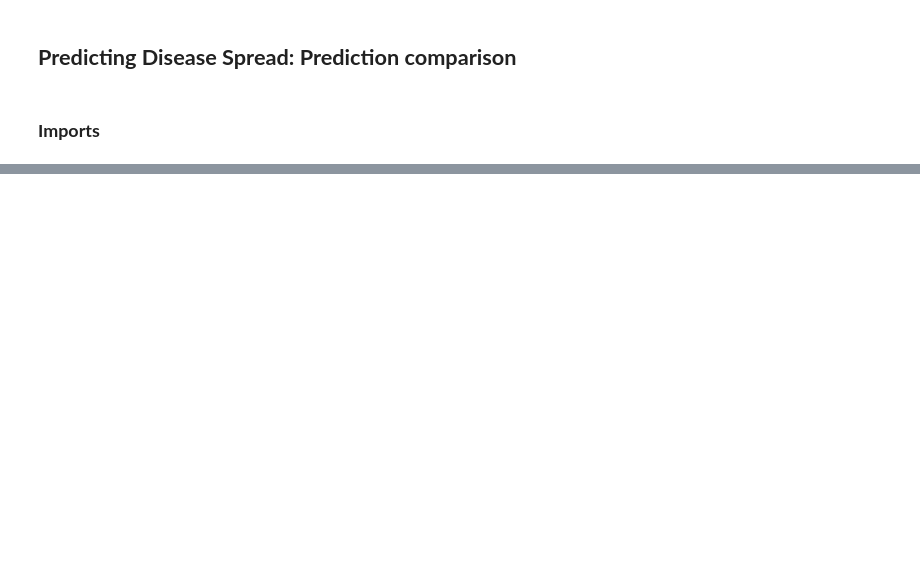
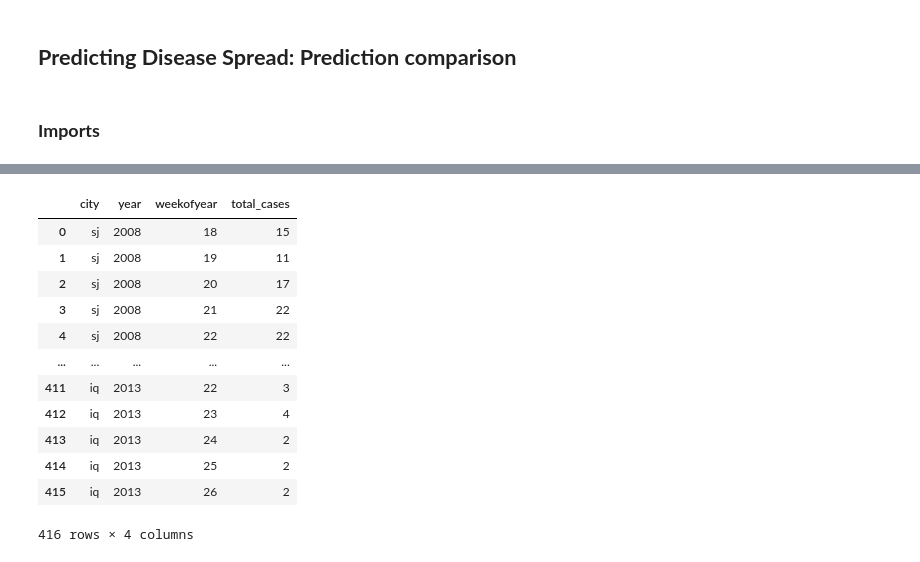
Before and after one commit to GasparSekula/PredictingDiseaseSpread, a Jupyter notebook: notebooks/MODEL_comparison.ipynb, the cells around one changed output, grey strips where cells are left out. Drawn from its saved outputs; the diff is of its cells as text; code cells hidden in the pictures; blank space fills up the shorter version.

```diff
--- a/notebooks/MODEL_comparison.ipynb
+++ b/notebooks/MODEL_comparison.ipynb
@@ -75,3 +117,3 @@ def weighted_average(predictions, weights):
 # %%
-df = weighted_average([prophet_mean, arima], [0.5, 0.5])
-df.to_csv('../data/predictions/ensemble/prophet_arima.csv', index=False)
+df_mean = weighted_average([prophet_mean, arima], [0.5, 0.5])
+# df.to_csv('../data/predictions/ensemble/prophet_arima.csv', index=False)
@@ -77,0 +127,16 @@ df.to_csv('../data/predictions/ensemble/prophet_arima.csv', index=False)
+# %%
+df_mean
+# %% [output]
+|  | city | year | weekofyear | total_cases |
+| 0 | sj | 2008 | 18 | 15 |
+| 1 | sj | 2008 | 19 | 11 |
+| 2 | sj | 2008 | 20 | 17 |
+| 3 | sj | 2008 | 21 | 22 |
+| 4 | sj | 2008 | 22 | 22 |
+| ... | ... | ... | ... | ... |
+| 411 | iq | 2013 | 22 | 3 |
+| 412 | iq | 2013 | 23 | 4 |
+| 413 | iq | 2013 | 24 | 2 |
+| 414 | iq | 2013 | 25 | 2 |
+| 415 | iq | 2013 | 26 | 2 |
+416 rows × 4 columns
```
Also changed, not shown: parts of 8 cells of this notebook, 3 other files.
